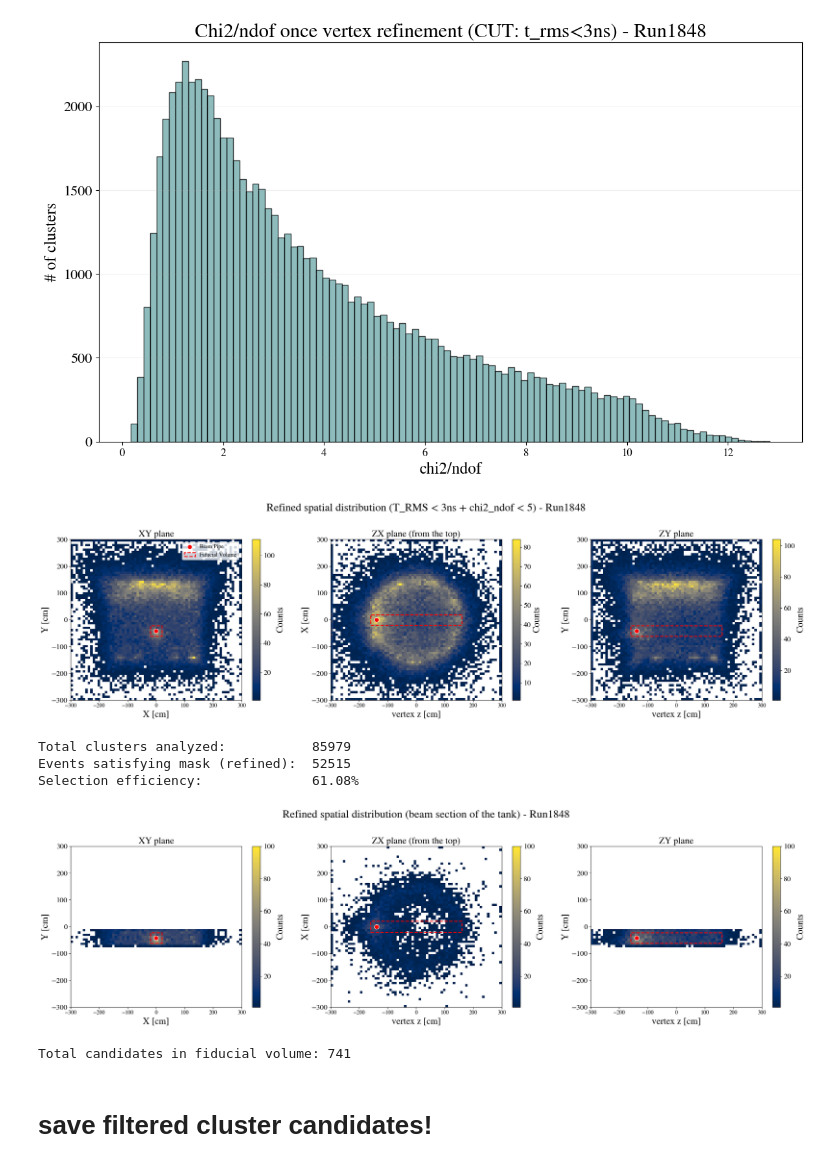
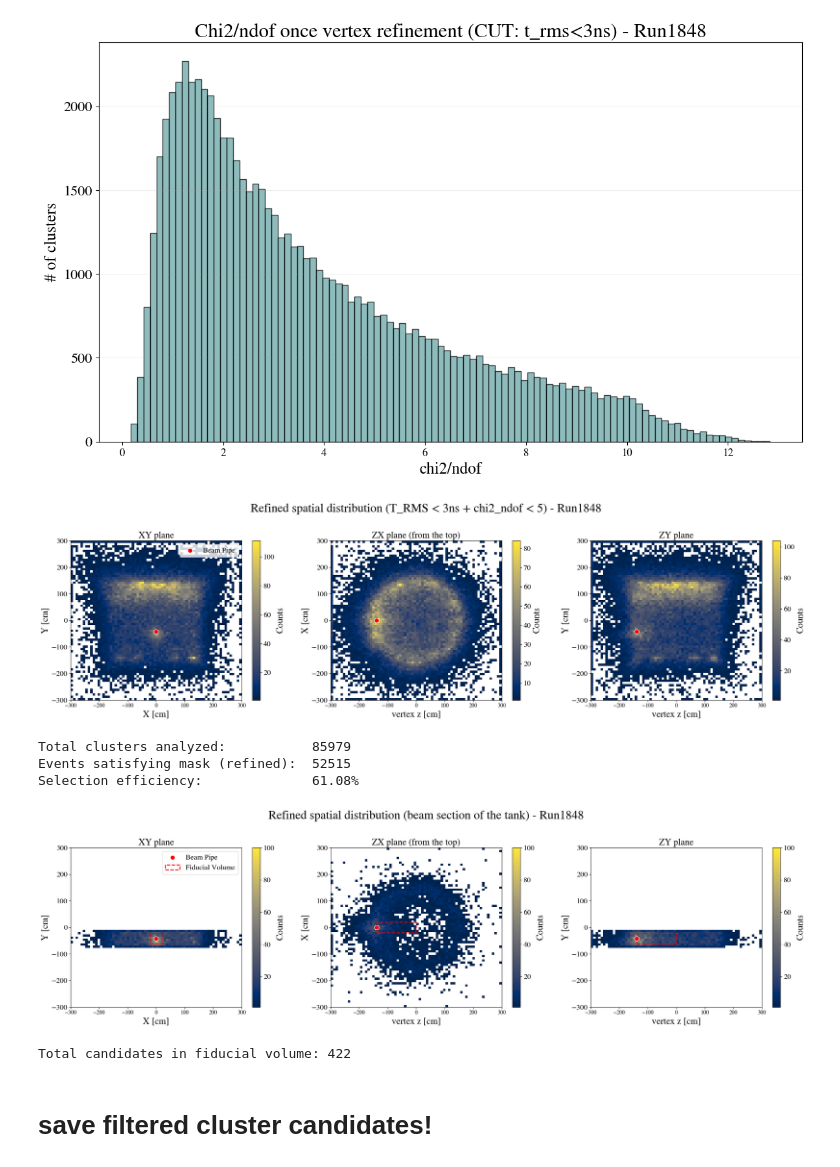
Before and after one commit to elenaramos44/9Li_analysis, a Jupyter notebook: notebooks/multilat_vertex.ipynb, the cells around one changed output. Saved outputs shown, nothing was run; the diff lists cells and outputs as text; code cells hidden in the pictures.

```diff
--- a/notebooks/multilat_vertex.ipynb
+++ b/notebooks/multilat_vertex.ipynb
@@ -865,26 +884,26 @@ beam_pipe = [0.0, -42.47, -138.79]
 #FV
 x_lims = [-20, 20]
 y_lims = [-62, -22]
-z_lims = [-160, 160]
+z_lims = [-138, 0]
 
 box_style = dict(linewidth=2, edgecolor='red', facecolor='none', linestyle='--')
 
 # XY plane
 im0 = axs[0].hist2d(df_clean['v_x_fine'], df_clean['v_y_fine'], bins=70, cmap='cividis', cmin=1)
 axs[0].scatter(beam_pipe[0], beam_pipe[1], color='red', s=100, edgecolors='white', label='Beam Pipe', zorder=10)
-rect_xy = patches.Rectangle((x_lims[0], y_lims[0]), x_lims[1]-x_lims[0], y_lims[1]-y_lims[0], **box_style, label='Fiducial Volume')
-axs[0].add_patch(rect_xy)
+#rect_xy = patches.Rectangle((x_lims[0], y_lims[0]), x_lims[1]-x_lims[0], y_lims[1]-y_lims[0], **box_style, label='Fiducial Volume')
+#axs[0].add_patch(rect_xy)
 axs[0].set_title("XY plane")
 axs[0].set_xlabel("X [cm]")
 axs[0].set_ylabel("Y [cm]")
-axs[0].legend(loc='upper right', fontsize=12)
+axs[0].legend(loc='upper right')
 plt.colorbar(im0[3], ax=axs[0], label='Counts')
 
 # ZX plane
 im1 = axs[1].hist2d(df_clean['v_z_fine'], df_clean['v_x_fine'], bins=70, cmap='cividis', cmin=1)
 axs[1].scatter(beam_pipe[2], beam_pipe[0], color='red', s=100, edgecolors='white', zorder=10)
-rect_zx = patches.Rectangle((z_lims[0], x_lims[0]), z_lims[1]-z_lims[0], x_lims[1]-x_lims[0], **box_style)
-axs[1].add_patch(rect_zx)
+#rect_zx = patches.Rectangle((z_lims[0], x_lims[0]), z_lims[1]-z_lims[0], x_lims[1]-x_lims[0], **box_style)
+#axs[1].add_patch(rect_zx)
 axs[1].set_title("ZX plane (from the top)")
 axs[1].set_xlabel("vertex z [cm]")
 axs[1].set_ylabel("X [cm]")
@@ -893,14 +912,14 @@ plt.colorbar(im1[3], ax=axs[1], label='Counts')
 # ZY plane
 im2 = axs[2].hist2d(df_clean['v_z_fine'], df_clean['v_y_fine'], bins=70, cmap='cividis', cmin=1)
 axs[2].scatter(beam_pipe[2], beam_pipe[1], color='red', s=100, edgecolors='white', zorder=10)
-rect_zy = patches.Rectangle((z_lims[0], y_lims[0]), z_lims[1]-z_lims[0], y_lims[1]-y_lims[0], **box_style)
-axs[2].add_patch(rect_zy)
+#rect_zy = patches.Rectangle((z_lims[0], y_lims[0]), z_lims[1]-z_lims[0], y_lims[1]-y_lims[0], **box_style)
+#axs[2].add_patch(rect_zy)
 axs[2].set_title("ZY plane")
 axs[2].set_xlabel("vertex z [cm]")
 axs[2].set_ylabel("Y [cm]")
 plt.colorbar(im2[3], ax=axs[2], label='Counts')
 
-plt.suptitle(f"Refined spatial distribution (T_RMS < 3ns + chi2_ndof < 5) - Run{run_number}", fontsize=24)
+plt.suptitle(f"Refined spatial distribution (T_RMS < 3ns + chi2_ndof < 5) - Run{run_number}")
 plt.tight_layout()
 plt.show()
 
@@ -915,7 +934,7 @@ print(f"Total clusters analyzed:           {total_events}")
 print(f"Events satisfying mask (refined):  {passed_events}")
 print(f"Selection efficiency:              {percentage:.2f}%")
 # %% [output]
-[figure, old version]
+[figure, new version]
 Total clusters analyzed:           85979
 Events satisfying mask (refined):  52515
 Selection efficiency:              61.08%
@@ -924,14 +943,14 @@ tank_limit = 300
 
 mask_refined = (df_final['fit_success'] == True) & \
                (df_final["chi2_ndof"] < 5) & \
-               (df_final["v_y_fine"] < -10) &\
-               (df_final["v_y_fine"] > -70)
+               (df_final["v_y_fine"] < -12) & \
+               (df_final["v_y_fine"] > -72)
 
 df_clean = df_final[mask_refined].copy()
 
 fig, axs = plt.subplots(1, 3, figsize=(24, 7))
 beam_pipe = [0.0, -42.47, -138.79]
-x_lims, y_lims, z_lims = [-20, 20], [-62, -22], [-160, 160]
+x_lims, y_lims, z_lims = [-20, 20], [-62, -22], [-138, 0]
 box_style = dict(linewidth=2, edgecolor='red', facecolor='none', linestyle='--')
 
 #fix color bar for comparison
@@ -948,41 +967,42 @@ axs[0].set_title("XY plane")
 axs[0].set_xlabel("X [cm]")
 axs[0].set_ylabel("Y [cm]")
 plt.colorbar(im0[3], ax=axs[0], label='Counts')
+axs[0].legend(loc='upper right')
 
 # ZX plane
 im1 = axs[1].hist2d(df_clean['v_z_fine'], df_clean['v_x_fine'],
                     bins=70, cmap='cividis', cmin=1,
                     range=[[-tank_limit, tank_limit], [-tank_limit, tank_limit]],
                     vmax=VMAX_DENSITY)
 axs[1].scatter(beam_pipe[2], beam_pipe[0], color='red', s=100, edgecolors='white', zorder=10)
 axs[1].add_patch(patches.Rectangle((z_lims[0], x_lims[0]), z_lims[1]-z_lims[0], x_lims[1]-x_lims[0], **box_style))
 axs[1].set_title("ZX plane (from the top)")
 axs[1].set_xlabel("vertex z [cm]")
 axs[1].set_ylabel("X [cm]")
 plt.colorbar(im1[3], ax=axs[1], label='Counts')
 
 # ZY plane
 im2 = axs[2].hist2d(df_clean['v_z_fine'], df_clean['v_y_fine'],
                     bins=70, cmap='cividis', cmin=1,
                     range=[[-tank_limit, tank_limit], [-tank_limit, tank_limit]],
                     vmax=VMAX_DENSITY)
 axs[2].scatter(beam_pipe[2], beam_pipe[1], color='red', s=100, edgecolors='white', zorder=10)
 axs[2].add_patch(patches.Rectangle((z_lims[0], y_lims[0]), z_lims[1]-z_lims[0], y_lims[1]-y_lims[0], **box_style))
 axs[2].set_title("ZY plane")
 axs[2].set_xlabel("vertex z [cm]")
 axs[2].set_ylabel("Y [cm]")
 plt.colorbar(im2[3], ax=axs[2], label='Counts')
 
 # force tank limits
 for ax in axs:
     ax.set_xlim(-tank_limit, tank_limit)
     ax.set_ylim(-tank_limit, tank_limit)
 
-plt.suptitle(f"Refined spatial distribution (beam section of the tank) - Run{run_number}", fontsize=24)
+plt.suptitle(f"Refined spatial distribution (beam section of the tank) - Run{run_number}")
 plt.tight_layout()
 plt.show()
 # %% [output]
-[figure, old version]
+[figure, new version]
 # %%
 fv_mask = (df_final['fit_success'] == True) & \
           (df_final['v_x_fine'] >= x_lims[0]) & (df_final['v_x_fine'] <= x_lims[1]) & \
@@ -995,7 +1015,7 @@ df_fv['t_ms'] = df_fv['t_window_start_rel_ns'] / 1e6
 
 print(f"Total candidates in fiducial volume: {len(df_fv)}")
 # %% [output]
-Total candidates in fiducial volume: 741
+Total candidates in fiducial volume: 422
 # %% [markdown]
 # save filtered cluster candidates!
 # %%
```
Also changed, not shown: parts of 26 cells of this notebook, 4 other files.
